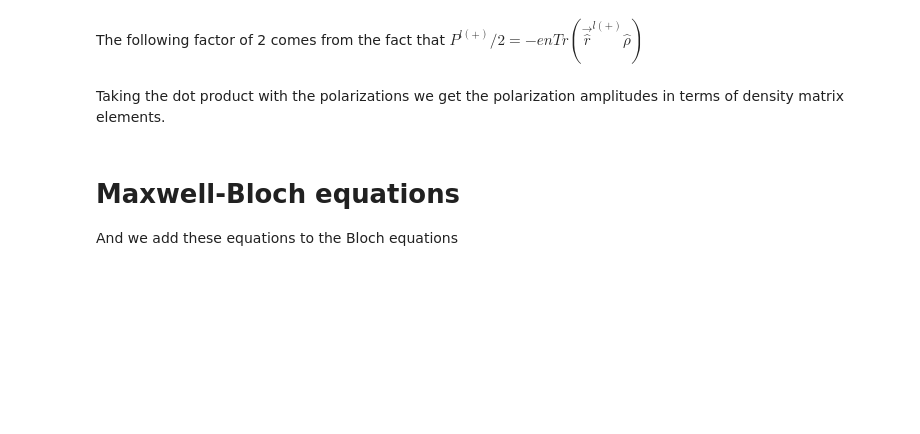
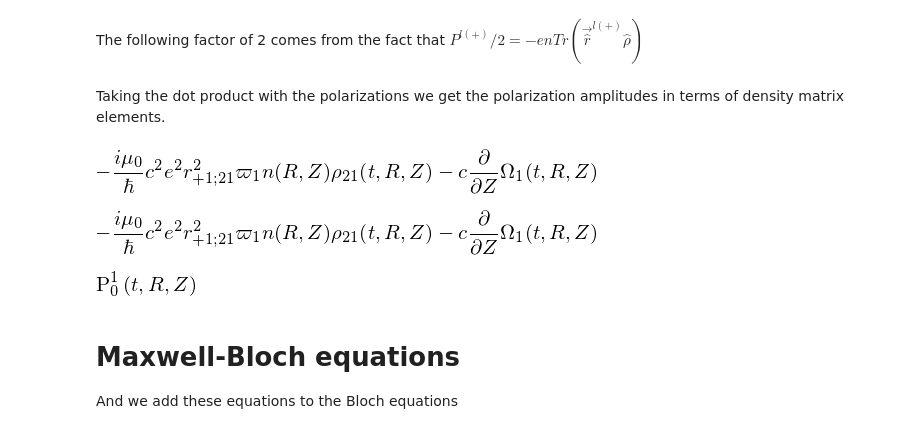
Before and after one commit to oscarlazoarjona/quantum_memories, a Jupyter notebook: examples/orca/Orca memory equations.ipynb, the cells around one changed output. Drawn from its saved outputs; the diff is of its cells as text; code cells hidden in the pictures; blank space fills up the shorter version.

```diff
--- a/examples/orca/Orca memory equations.ipynb
+++ b/examples/orca/Orca memory equations.ipynb
@@ -538,9 +541,21 @@ Ppl1=ep[0].conjugate().dot(Ppl1).expand()
 Ppl2=ep[1].conjugate().dot(Ppl2).expand()
 
 # Ppl1, Ppl2
+# %%
+rhs1
+# %% [output]
+[figure, added]
 # %%
 rhs1=rhs1.subs({P0[0]:Ppl1})
 rhs2=rhs2.subs({P0[1]:Ppl2})
+# %%
+rhs1
+# %% [output]
+[figure, added]
+# %%
+P0[0]
+# %% [output]
+[figure, added]
 # %% [markdown]
 # Maxwell-Bloch equations
 
```
Also changed, not shown: parts of 69 cells of this notebook, 27 other files.
